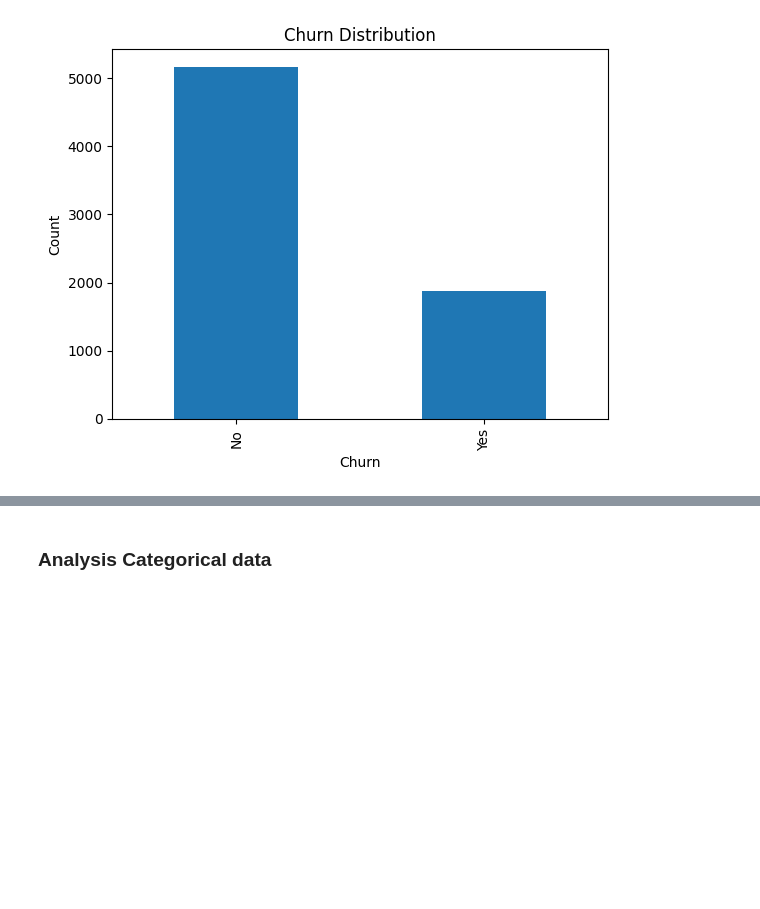
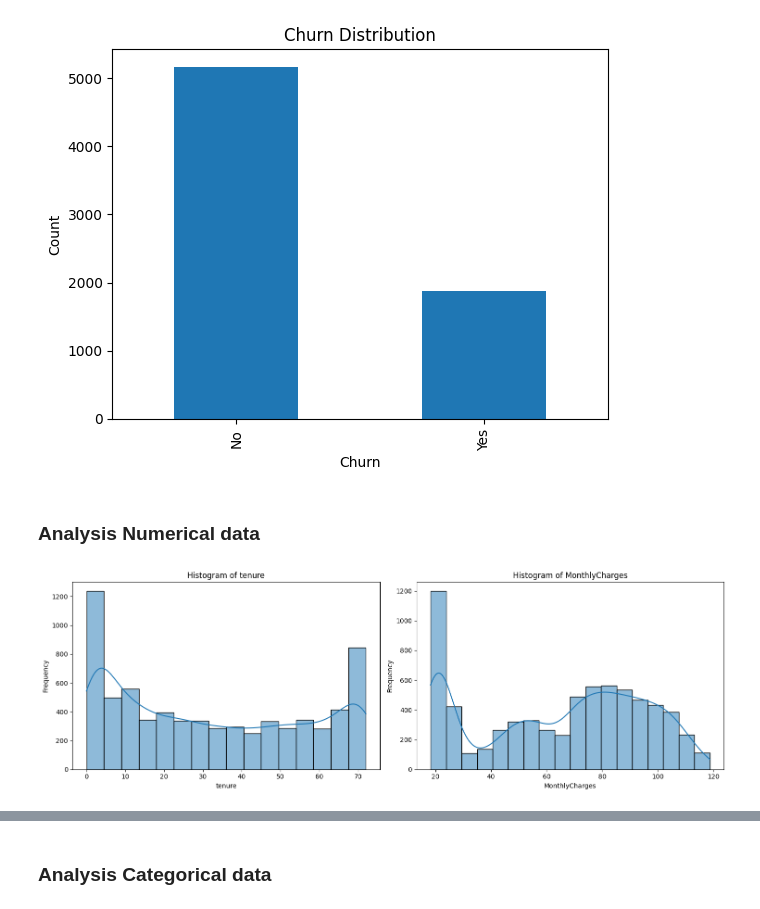
Before and after one commit to udan2006/Telco_Customer_churn, a Jupyter notebook: ML_CW.ipynb, the cells around one changed output, grey strips where cells are left out. Drawn from its saved outputs; the diff is of its cells as text; code cells hidden in the pictures; blank space fills up the shorter version.

```diff
--- a/ML_CW.ipynb
+++ b/ML_CW.ipynb
@@ -155,3 +155,5 @@ plt.ylabel("Count")
 plt.show()
 # %% [output]
 [figure]
+# %% [markdown]
+### **Analysis Numerical data**
@@ -157,0 +162,11 @@ plt.show()
+# %%
+fig, axes = plt.subplots(1, 2, figsize=(15, 5))
+for i, feature in enumerate(num_features):
+    sns.histplot(df[feature], kde=True, ax=axes[i])
+    axes[i].set_title(f'Histogram of {feature}')
+    axes[i].set_xlabel(feature)
+    axes[i].set_ylabel('Frequency')
+plt.tight_layout()
+plt.show()
+# %% [output]
+[figure, added]
```
Also changed, not shown: parts of 20 cells of this notebook.
